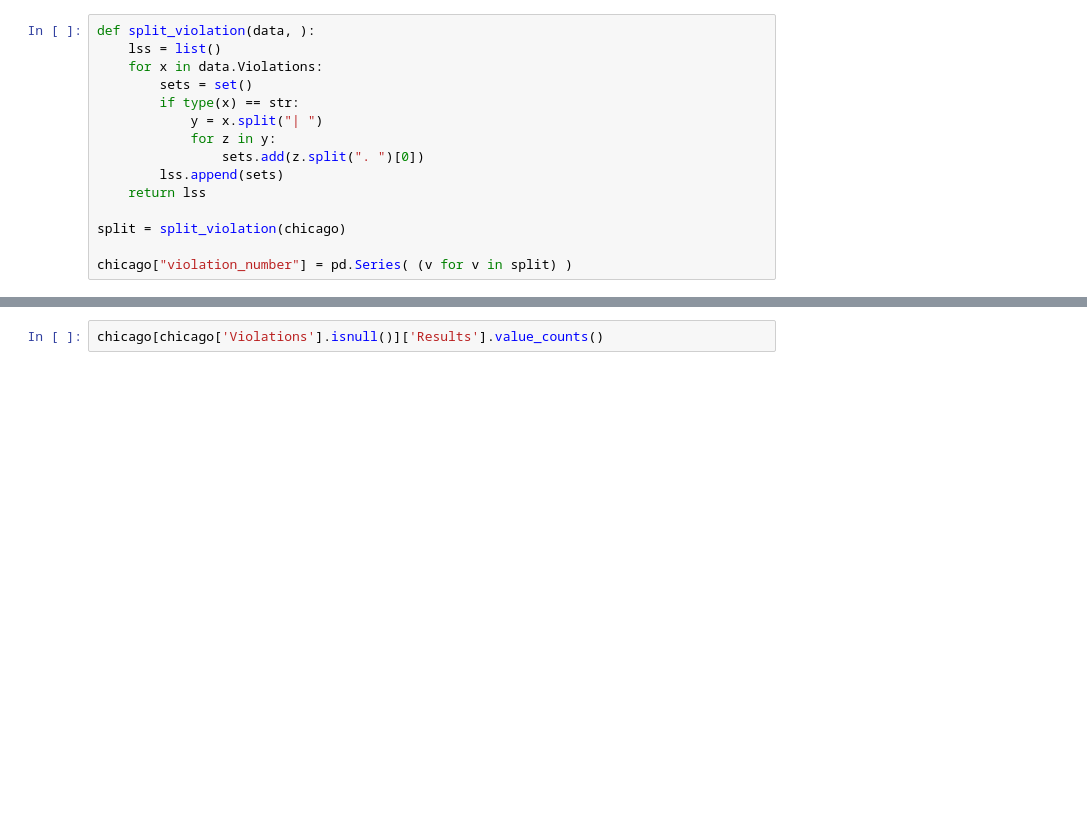
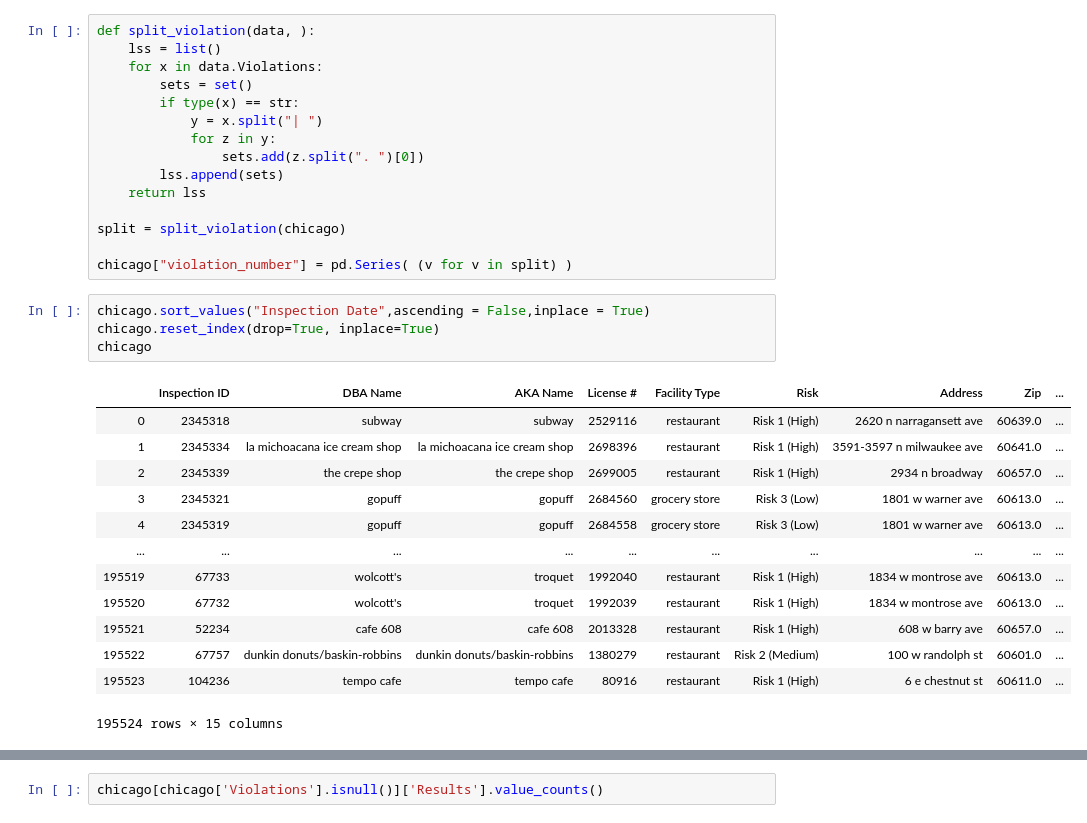
Before and after one commit to kangpl/ADA_2019_Project_MagicADA, a Jupyter notebook: project_zhenyu.ipynb, the cells around one changed output, grey strips where cells are left out. Saved outputs shown, nothing was run; the diff lists cells and outputs as text; blank space fills up the shorter version.

Commit message:
forgot sort by time last night...

```diff
--- a/project_zhenyu.ipynb
+++ b/project_zhenyu.ipynb
@@ -108,6 +108,24 @@ def split_violation(data, ):
 split = split_violation(chicago)
 
 chicago["violation_number"] = pd.Series( (v for v in split) )
+# %%
+chicago.sort_values("Inspection Date",ascending = False,inplace = True)
+chicago.reset_index(drop=True, inplace=True)
+chicago
+# %% [output]
+|  | Inspection ID | DBA Name | AKA Name | License # | Facility Type | Risk | Address | Zip | ... |
+| 0 | 2345318 | subway | subway | 2529116 | restaurant | Risk 1 (High) | 2620 n narragansett ave | 60639.0 | ... |
+| 1 | 2345334 | la michoacana ice cream shop | la michoacana ice cream shop | 2698396 | restaurant | Risk 1 (High) | 3591-3597 n milwaukee ave | 60641.0 | ... |
+| 2 | 2345339 | the crepe shop | the crepe shop | 2699005 | restaurant | Risk 1 (High) | 2934 n broadway | 60657.0 | ... |
+| 3 | 2345321 | gopuff | gopuff | 2684560 | grocery store | Risk 3 (Low) | 1801 w warner ave | 60613.0 | ... |
+| 4 | 2345319 | gopuff | gopuff | 2684558 | grocery store | Risk 3 (Low) | 1801 w warner ave | 60613.0 | ... |
+| ... | ... | ... | ... | ... | ... | ... | ... | ... | ... |
+| 195519 | 67733 | wolcott's | troquet | 1992040 | restaurant | Risk 1 (High) | 1834 w montrose ave | 60613.0 | ... |
+| 195520 | 67732 | wolcott's | troquet | 1992039 | restaurant | Risk 1 (High) | 1834 w montrose ave | 60613.0 | ... |
+| 195521 | 52234 | cafe 608 | cafe 608 | 2013328 | restaurant | Risk 1 (High) | 608 w barry ave | 60657.0 | ... |
+| 195522 | 67757 | dunkin donuts/baskin-robbins | dunkin donuts/baskin-robbins | 1380279 | restaurant | Risk 2 (Medium) | 100 w randolph st | 60601.0 | ... |
+| 195523 | 104236 | tempo cafe | tempo cafe | 80916 | restaurant | Risk 1 (High) | 6 e chestnut st | 60611.0 | ... |
+195524 rows × 15 columns
 # %%
 from scipy.sparse import csr_matrix
 import numpy as np
```
Also changed, not shown: parts of 2 cells of this notebook.
